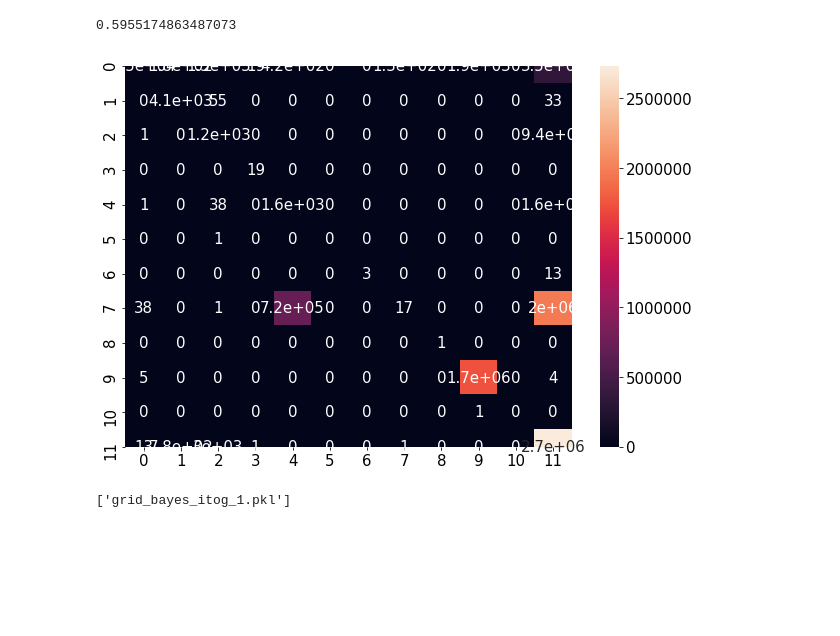
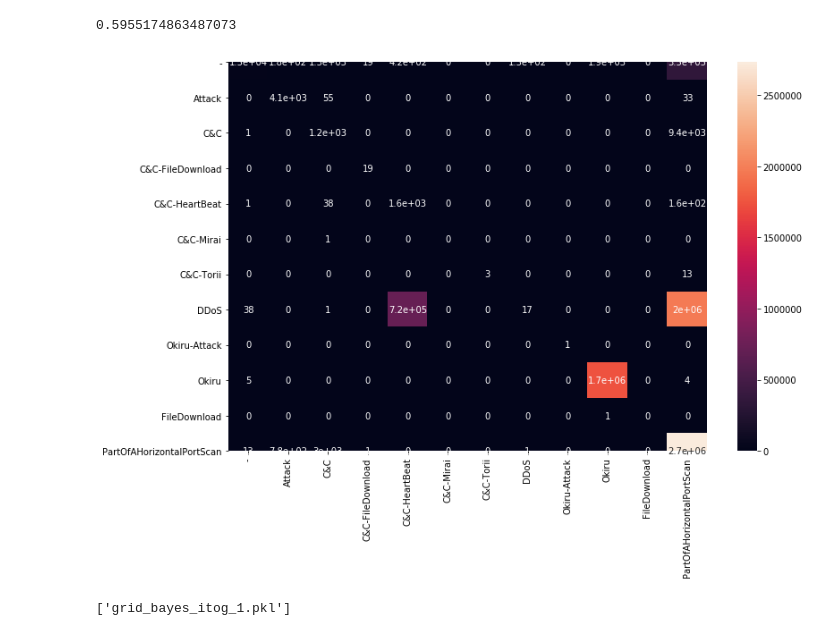
Before and after one commit to SiGidas/Aposemat_IoT-23, a Jupyter notebook: Itog_1.ipynb, the cells around one changed output. Saved outputs shown, nothing was run; the diff lists cells and outputs as text; code cells hidden in the pictures; blank space fills up the shorter version.

```diff
--- a/Itog_1.ipynb
+++ b/Itog_1.ipynb
@@ -35,3 +37,13 @@ big = big.drop('Unnamed: 0', axis = 1)
+# %%
+def con_mat(y_test, y_pred):
+    array = confusion_matrix(y_test, y_pred)
+    df_cm = pd.DataFrame(array, index = ['-','Attack','C&C','C&C-FileDownload','C&C-HeartBeat','C&C-Mirai','C&C-Torii','DDoS', \
+                                         'Okiru-Attack','Okiru','FileDownload','PartOfAHorizontalPortScan'],
+                      columns = ['-','Attack','C&C','C&C-FileDownload','C&C-HeartBeat','C&C-Mirai','C&C-Torii','DDoS', \
+                                 'Okiru-Attack','Okiru','FileDownload','PartOfAHorizontalPortScan'])
+    plt.figure(figsize = (12,8))
+    sns.heatmap(df_cm, annot=True);
+# код для отображения матрицы ошибки
 # %% [markdown]
 # Создание единого фрейма для дальнейшей работы
 # %%
@@ -732,14 +744,10 @@ y_pred = grid_bayes.predict(X_test)
 accuracy_score(y_test, y_pred)
 # %% [output]
 0.5955174863487073
-# %%
-array = confusion_matrix(y_test, y_pred)
-df_cm = pd.DataFrame(array, index = [0,1,2,3,4,5,6,7,8,9,10,11],
-                  columns = [0,1,2,3,4,5,6,7,8,9,10,11])
-plt.figure(figsize = (10,7))
-sns.heatmap(df_cm, annot=True);
-# %% [output]
-[figure, removed]
+# %%
+con_mat(y_test, y_pred)
+# %% [output]
+[figure, added]
 # %%
 joblib.dump(grid_bayes, 'grid_bayes_itog_1.pkl')
 # %% [output]
```
Also changed, not shown: parts of 9 cells of this notebook.
